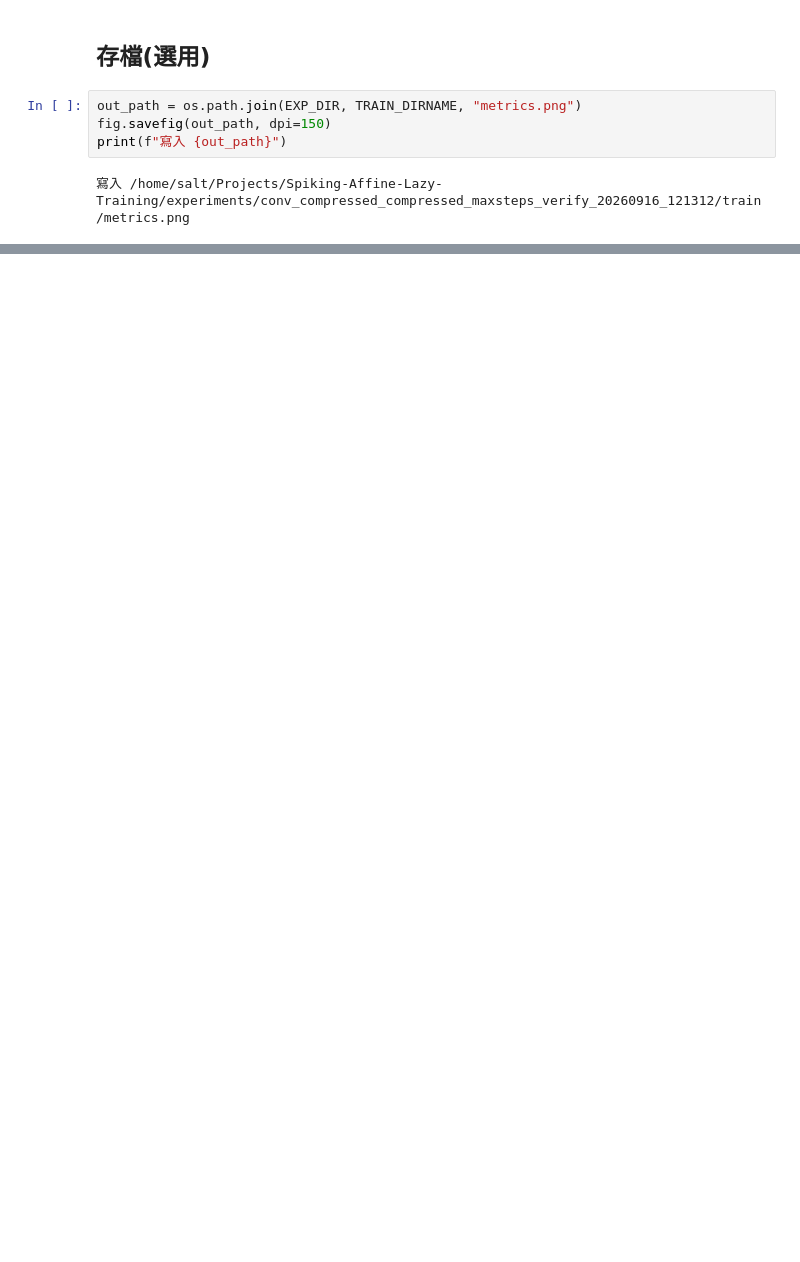
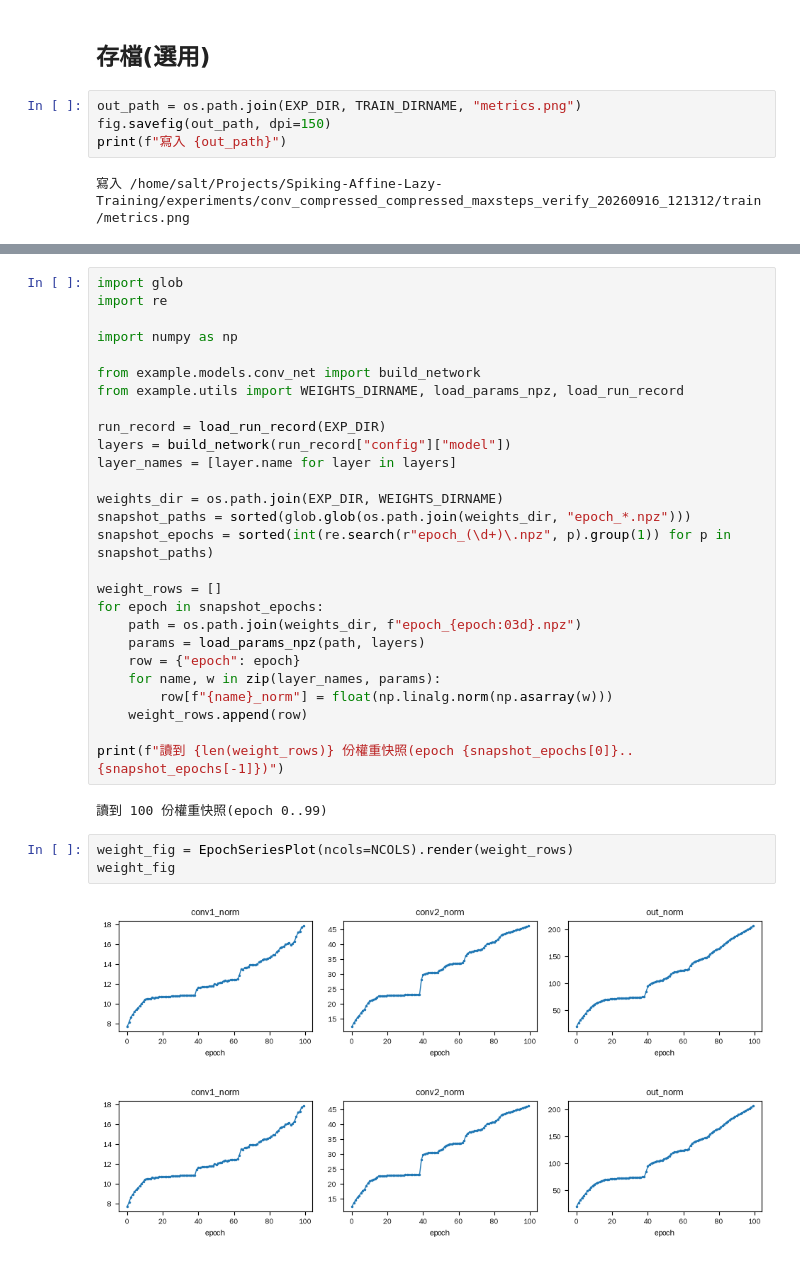
Before and after one commit to Salt-Shio/Spiking-Affine-Lazy-Training, a Jupyter notebook: example/notebooks/plot_metrics.ipynb, the cells around one changed output, grey strips where cells are left out. Saved outputs shown, nothing was run; the diff lists cells and outputs as text; blank space fills up the shorter version.

```diff
--- a/example/notebooks/plot_metrics.ipynb
+++ b/example/notebooks/plot_metrics.ipynb
@@ -75,0 +85,35 @@ print(f"寫入 {out_path}")
+# %%
+import glob
+import re
+
+import numpy as np
+
+from example.models.conv_net import build_network
+from example.utils import WEIGHTS_DIRNAME, load_params_npz, load_run_record
+
+run_record = load_run_record(EXP_DIR)
+layers = build_network(run_record["config"]["model"])
+layer_names = [layer.name for layer in layers]
+
+weights_dir = os.path.join(EXP_DIR, WEIGHTS_DIRNAME)
+snapshot_paths = sorted(glob.glob(os.path.join(weights_dir, "epoch_*.npz")))
+snapshot_epochs = sorted(int(re.search(r"epoch_(\d+)\.npz", p).group(1)) for p in snapshot_paths)
+
+weight_rows = []
+for epoch in snapshot_epochs:
+    path = os.path.join(weights_dir, f"epoch_{epoch:03d}.npz")
+    params = load_params_npz(path, layers)
+    row = {"epoch": epoch}
+    for name, w in zip(layer_names, params):
+        row[f"{name}_norm"] = float(np.linalg.norm(np.asarray(w)))
+    weight_rows.append(row)
+
+print(f"讀到 {len(weight_rows)} 份權重快照(epoch {snapshot_epochs[0]}..{snapshot_epochs[-1]})")
+# %% [output]
+讀到 100 份權重快照(epoch 0..99)
+# %%
+weight_fig = EpochSeriesPlot(ncols=NCOLS).render(weight_rows)
+weight_fig
+# %% [output]
+[figure, added]
+[figure, added]
```
Also changed, not shown: parts of 7 cells of this notebook, 3 other files.
